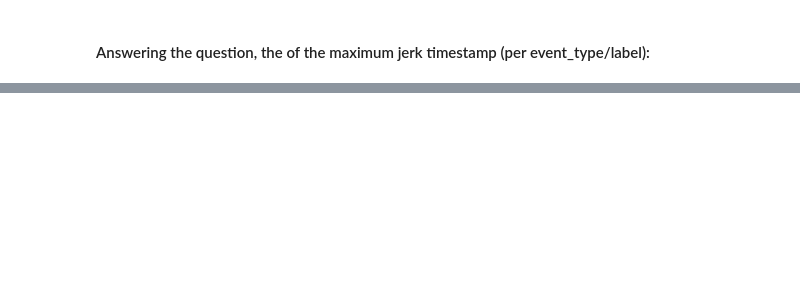
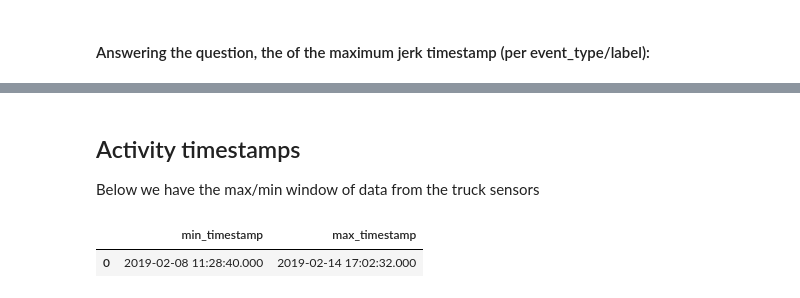
Before and after one commit to gabfr/truck-data-wrangler, a Jupyter notebook: truck-data-wrangler.ipynb, the cells around one changed output, grey strips where cells are left out. Cells and saved outputs as stored; diff of their text form; code cells hidden in the pictures; blank space fills up the shorter version.

```diff
--- a/truck-data-wrangler.ipynb
+++ b/truck-data-wrangler.ipynb
@@ -248,0 +317,15 @@ show_subplots(grouped_df_jerk)
+# %% [markdown]
+## Activity timestamps
+
+Below we have the max/min window of data from the truck sensors
+# %%
+spark.sql("""
+SELECT
+    from_unixtime(cast(((MIN(timestamp) / 1000) / 1000) as bigint),'yyyy-MM-dd HH:mm:ss.SSS') AS min_timestamp,
+    from_unixtime(cast(((MAX(timestamp) / 1000) / 1000) as bigint),'yyyy-MM-dd HH:mm:ss.SSS') AS max_timestamp
+FROM
+    jerked_truck_events
+""").toPandas()
+# %% [output]
+|  | min_timestamp | max_timestamp |
+| 0 | 2019-02-08 11:28:40.000 | 2019-02-14 17:02:32.000 |
```
Also changed, not shown: parts of 14 cells of this notebook, 2 other files.
